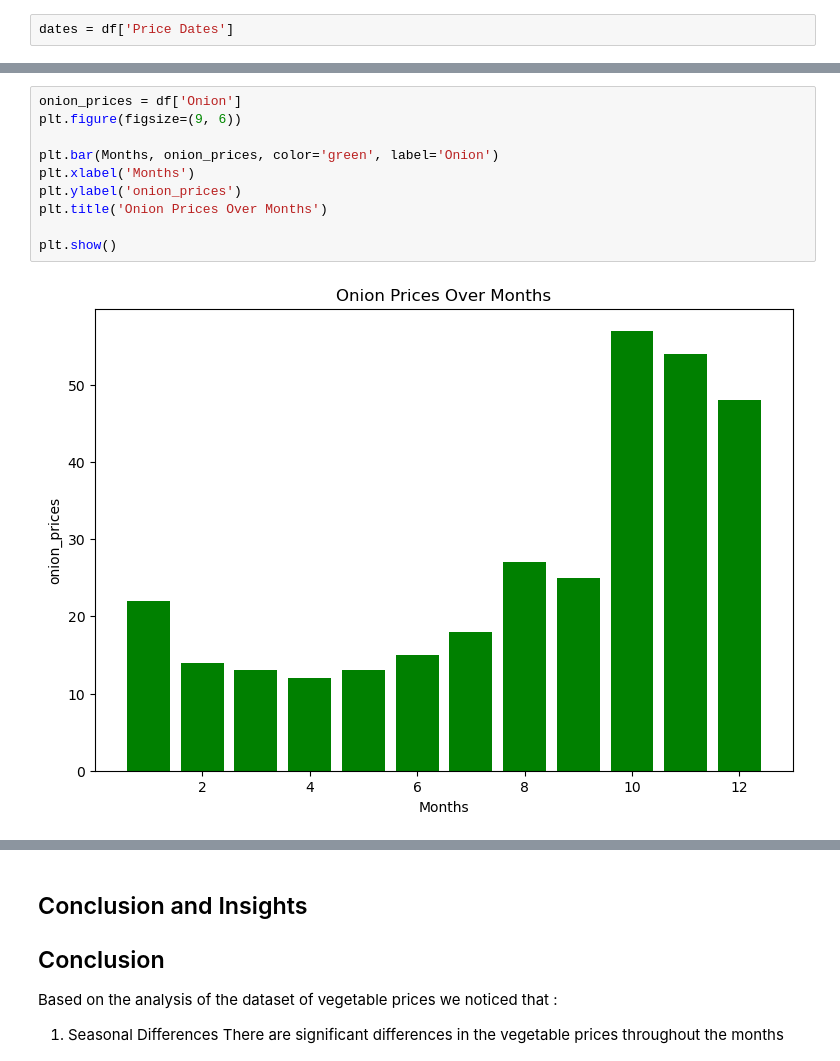
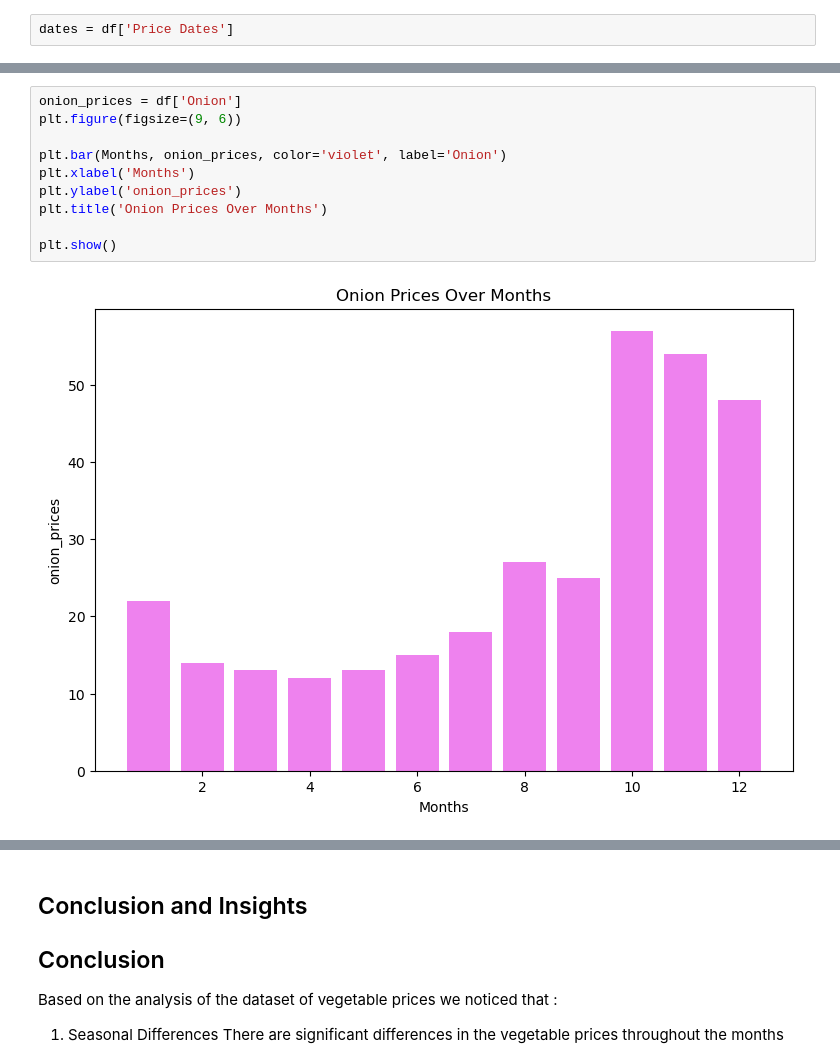
Before and after one commit to justin9503/MM6-Python-Project, a Jupyter notebook: Vegetable prices_MM6.ipynb, the cells around one changed output, grey strips where cells are left out. Cells and saved outputs as stored; diff of their text form.

```diff
--- a/Vegetable prices_MM6.ipynb
+++ b/Vegetable prices_MM6.ipynb
@@ -176,14 +187,14 @@ plt.show()
 # %%
 onion_prices = df['Onion']
 plt.figure(figsize=(9, 6))
 
-plt.bar(Months, onion_prices, color='green', label='Onion')
+plt.bar(Months, onion_prices, color='violet', label='Onion')
 plt.xlabel('Months')
 plt.ylabel('onion_prices')
 plt.title('Onion Prices Over Months')
 
 plt.show()
 # %% [output]
-[figure, old version]
+[figure, new version]
 # %%
 plt.figure(figsize=(12, 6))
```
Also changed, not shown: parts of 21 cells of this notebook, 2 other files.
